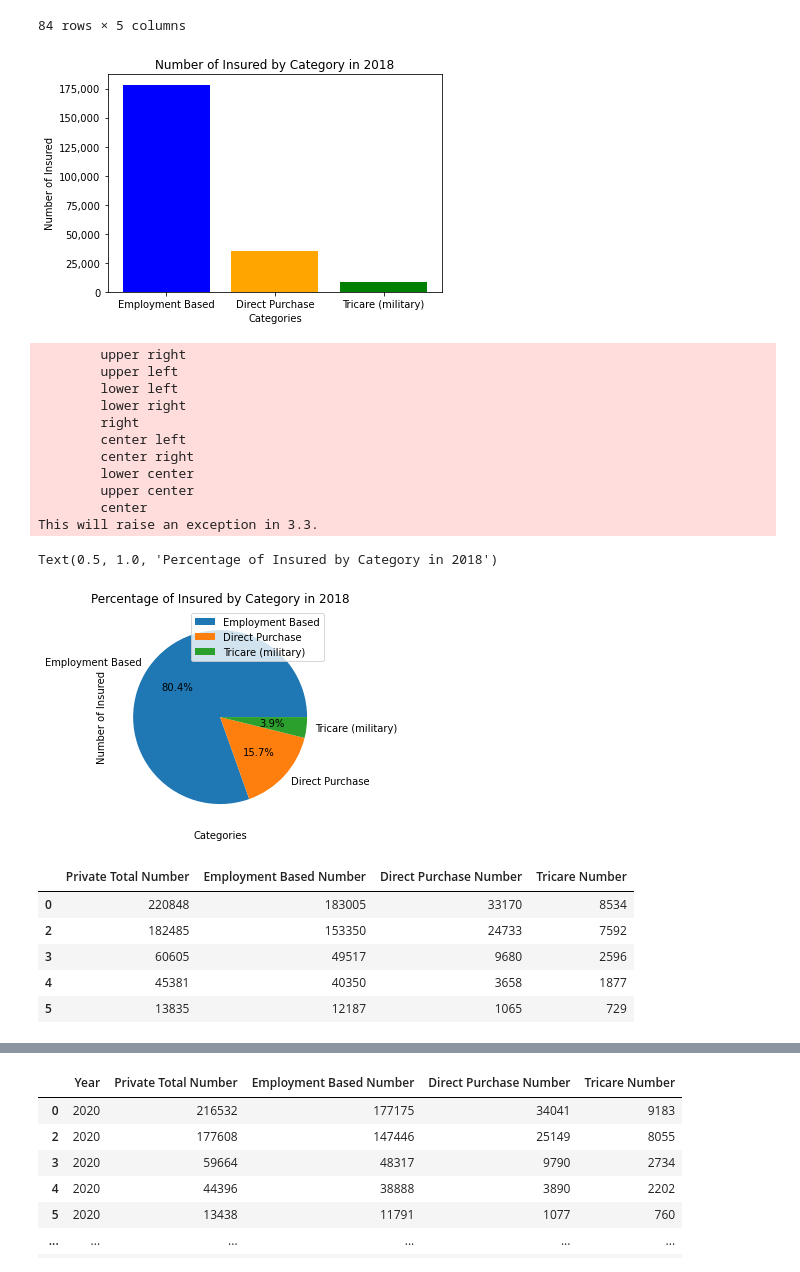
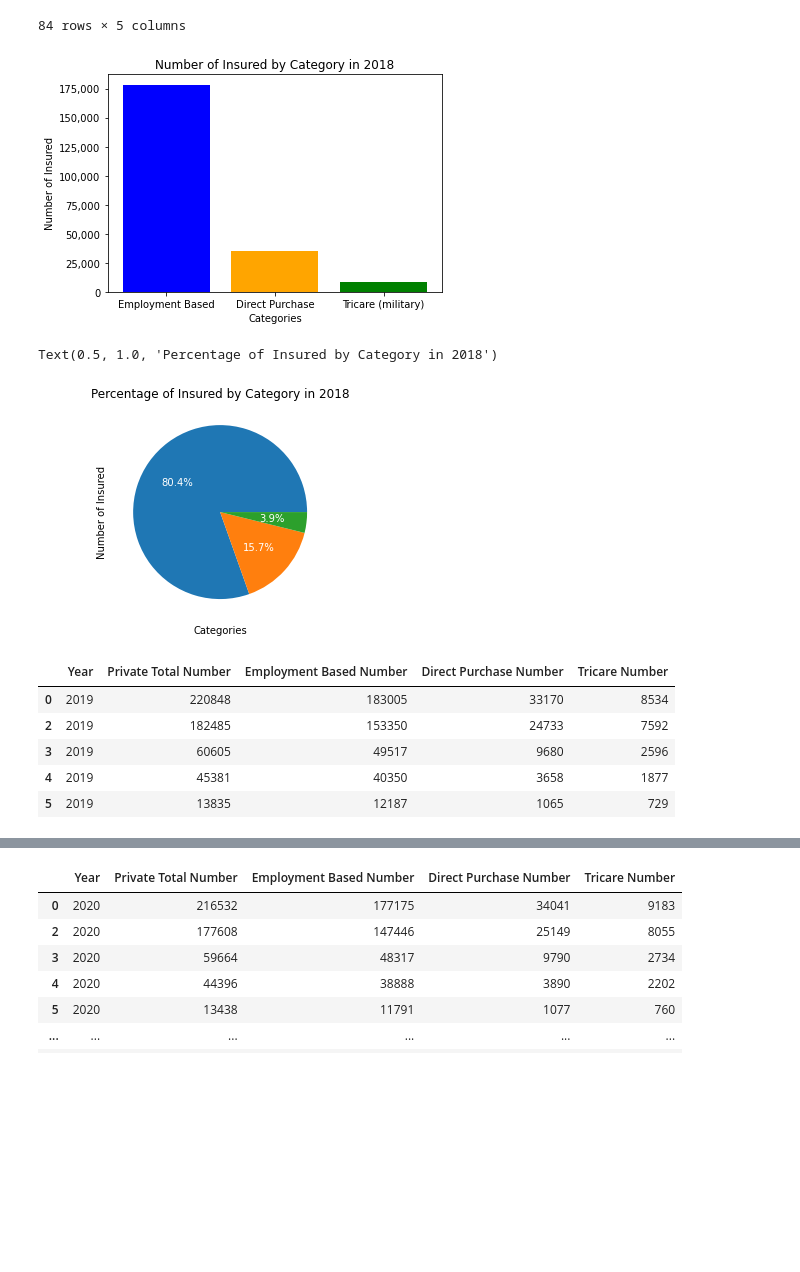
Before and after one commit to mike2463/Group-Project, a Jupyter notebook: group_project df.ipynb, the cells around one changed output, grey strips where cells are left out. Cells and saved outputs as stored; diff of their text form; code cells hidden in the pictures; blank space fills up the shorter version.

Commit message:
with legends in white

```diff
--- a/group_project df.ipynb
+++ b/group_project df.ipynb
@@ -140,48 +140,36 @@ values = [employment_based[0], direct_purchase[0], tricare[0]]
 ax.bar(categories, values) #breaks here using other method
 
 # add labels and titles
 ax.set_xlabel('Categories')
 ax.set_ylabel('Number of Insured')
 ax.set_title(f'Number of Insured by Category in {Years[0]}')
 
 #change colors
 colors = ['blue', 'orange', 'green'] # set colors
 plt.bar(categories, values, color=colors) # set axis
 
 ## set y-axis tick labels to use commas
 ax.yaxis.set_major_formatter(mpl.ticker.StrMethodFormatter('{x:,.0f}')) #stack overfolow
 
 plt.show()
 
 # create a pie chart
 fig, ax = plt.subplots()
 categories = ['Employment Based', 'Direct Purchase', 'Tricare (military)']
 values = [employment_based[0], direct_purchase[0], tricare[0]]
-ax.pie(values, labels=categories, autopct='%1.1f%%')
+pie = ax.pie(values, labels=categories, autopct='%1.1f%%', textprops={'color': 'white'})
 
 # add labels
 ax.set_title(f'Number of Insured by Category in {Years[0]}')
-ax.legend(labels=categories, loc="top right")
 ax.set_xlabel('Categories')
 ax.set_ylabel('Number of Insured')
 
 # add title
 ax.set_title(f'Percentage of Insured by Category in {Years[0]}')
 # %% [output]
 [figure]
-        upper right
-        upper left
-        lower left
-        lower right
-        right
-        center left
-        center right
-        lower center
-        upper center
-        center
-This will raise an exception in 3.3.
+Text(0.5, 1.0, 'Percentage of Insured by Category in 2018')
-Text(0.5, 1.0, 'Percentage of Insured by Category in 2018')
-[figure, old version]
+[figure, new version]
 # %%
 #Cleaning data 2019
 
@@ -191,19 +179,17 @@ df_2019_working = df_2019_working.replace(',', '', regex=True)
 # drop NaN
 df_2019_working.dropna(how='any', inplace=True)
 
-#removal tool
-# df_2019_working= df_2019_working.drop('Year', axis=1)
-
-# df_2019_working.insert(0, 'Year', 2019)
+# add year column
+df_2019_working.insert(0, 'Year', 2019)
 
 df_2019_working.head()
 # %% [output]
-|  | Private Total Number | Employment Based Number | Direct Purchase Number | Tricare Number |
-| 0 | 220848 | 183005 | 33170 | 8534 |
-| 2 | 182485 | 153350 | 24733 | 7592 |
-| 3 | 60605 | 49517 | 9680 | 2596 |
-| 4 | 45381 | 40350 | 3658 | 1877 |
-| 5 | 13835 | 12187 | 1065 | 729 |
+|  | Year | Private Total Number | Employment Based Number | Direct Purchase Number | Tricare Number |
+| 0 | 2019 | 220848 | 183005 | 33170 | 8534 |
+| 2 | 2019 | 182485 | 153350 | 24733 | 7592 |
+| 3 | 2019 | 60605 | 49517 | 9680 | 2596 |
+| 4 | 2019 | 45381 | 40350 | 3658 | 1877 |
+| 5 | 2019 | 13835 | 12187 | 1065 | 729 |
 # %%
 #Visualizations 2019
 
```
Also changed, not shown: parts of 3 cells of this notebook.
